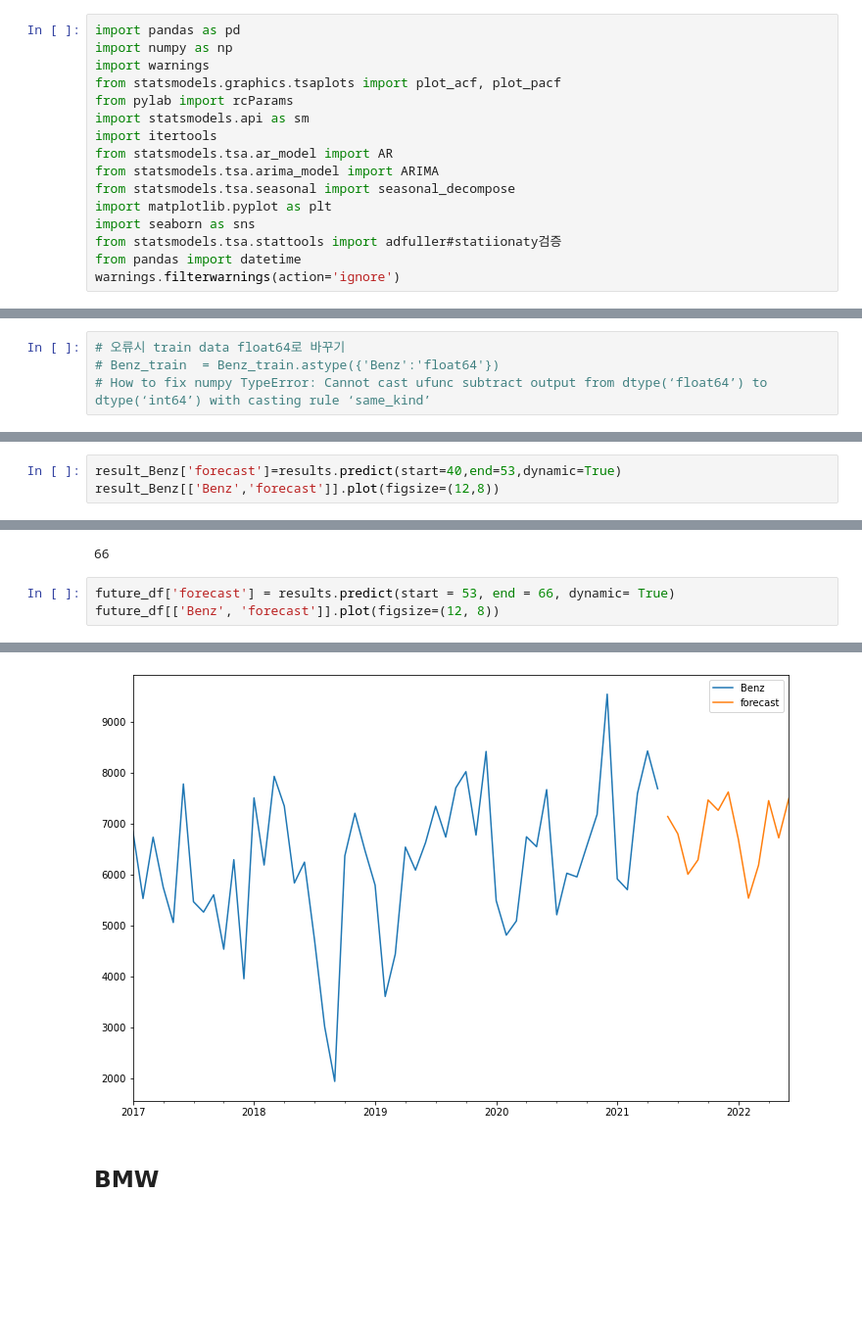
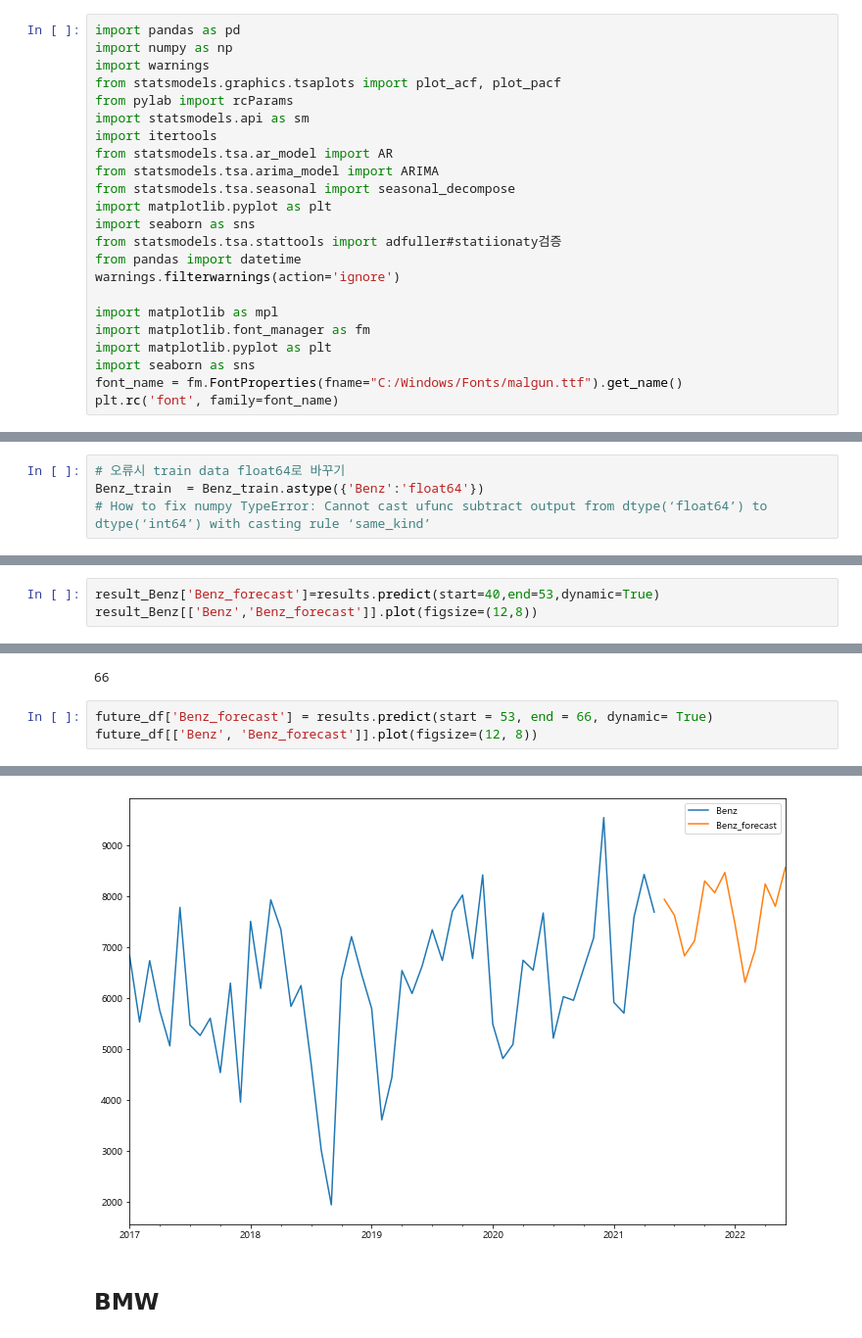
Before and after one commit to Areum120/DataAnalysis_Practice, a Jupyter notebook: BMW, Benz 2021년 6월 이후 판매 예측.ipynb, the cells around one changed output, grey strips where cells are left out. Shown at 98% size. Drawn from its saved outputs; the diff is of its cells as text; blank space fills up the shorter version.

```diff
--- a/BMW, Benz 2021년 6월 이후 판매 예측.ipynb
+++ b/BMW, Benz 2021년 6월 이후 판매 예측.ipynb
@@ -14,6 +14,13 @@ import seaborn as sns
 from statsmodels.tsa.stattools import adfuller#statiionaty검증
 from pandas import datetime
 warnings.filterwarnings(action='ignore')
+
+import matplotlib as mpl
+import matplotlib.font_manager as fm
+import matplotlib.pyplot as plt
+import seaborn as sns
+font_name = fm.FontProperties(fname="C:/Windows/Fonts/malgun.ttf").get_name()
+plt.rc('font', family=font_name)
 # %%
 df = pd.read_csv('D:\\data\\21.07_BMW미팅\\df_data\\07.17_21_월별_6브랜드_판매량.csv', encoding='utf-8')
 df
@@ -485,5 +442,5 @@ memory usage: 480.0 bytes
 # %%
 # 오류시 train data float64로 바꾸기
-# Benz_train  = Benz_train.astype({'Benz':'float64'})
+Benz_train  = Benz_train.astype({'Benz':'float64'})
 # How to fix numpy TypeError: Cannot cast ufunc subtract output from dtype(‘float64’) to dtype(‘int64’) with casting rule ‘same_kind’
 # %%
@@ -665,7 +633,7 @@ SARIMAX Results
 Warnings:
 [1] Covariance matrix calculated using the outer product of gradients (complex-step).
 # %%
-result_Benz['forecast']=results.predict(start=40,end=53,dynamic=True)
-result_Benz[['Benz','forecast']].plot(figsize=(12,8))
+result_Benz['Benz_forecast']=results.predict(start=40,end=53,dynamic=True)
+result_Benz[['Benz','Benz_forecast']].plot(figsize=(12,8))
 # %% [output]
 <AxesSubplot:xlabel='year'>
@@ -685,11 +653,11 @@ len(future_df)
 # %% [output]
 66
 # %%
-future_df['forecast'] = results.predict(start = 53, end = 66, dynamic= True)
-future_df[['Benz', 'forecast']].plot(figsize=(12, 8))
+future_df['Benz_forecast'] = results.predict(start = 53, end = 66, dynamic= True)
+future_df[['Benz', 'Benz_forecast']].plot(figsize=(12, 8))
 # %% [output]
 <AxesSubplot:>
-[figure, old version]
+[figure, new version]
 # %% [markdown]
 ## BMW
 # %%
```
Also changed, not shown: parts of 48 cells of this notebook.
